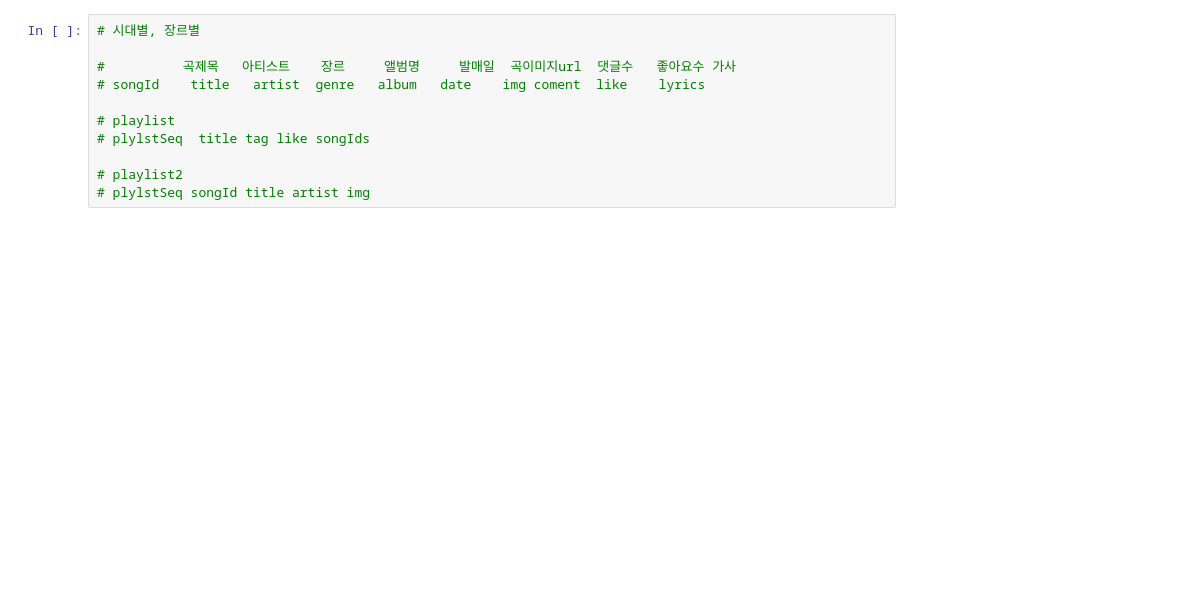
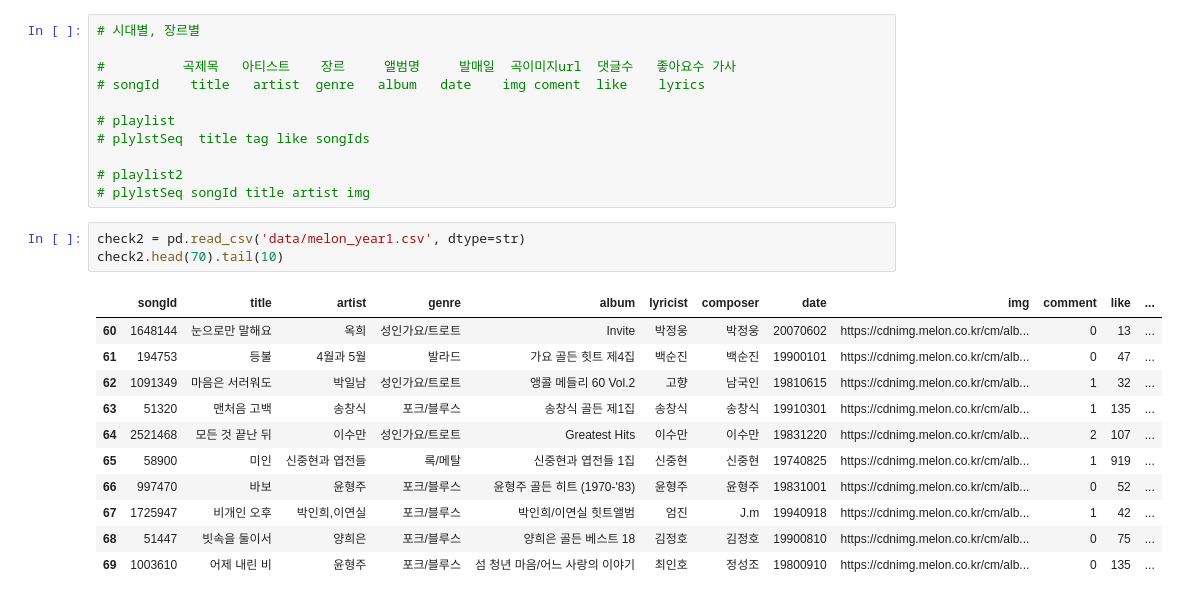
Before and after one commit to wowgang/DataAnalysis_Lecture-2023.04, a Jupyter notebook: 100.도전했조/연.ipynb, the cells around one changed output. Cells and saved outputs as stored; diff of their text form; blank space fills up the shorter version.

```diff
--- a/100.도전했조/연.ipynb
+++ b/100.도전했조/연.ipynb
@@ -33,3 +41,18 @@ df_pl.head(2)
 
 # playlist2
 # plylstSeq songId title artist img
+# %%
+check2 = pd.read_csv('data/melon_year1.csv', dtype=str)
+check2.head(70).tail(10)
+# %% [output]
+|  | songId | title | artist | genre | album | lyricist | composer | date | img | comment | like | ... |
+| 60 | 1648144 | 눈으로만 말해요 | 옥희 | 성인가요/트로트 | Invite | 박정웅 | 박정웅 | 20070602 | https://cdnimg.melon.co.kr/cm/alb... | 0 | 13 | ... |
+| 61 | 194753 | 등불 | 4월과 5월 | 발라드 | 가요 골든 힛트 제4집 | 백순진 | 백순진 | 19900101 | https://cdnimg.melon.co.kr/cm/alb... | 0 | 47 | ... |
+| 62 | 1091349 | 마음은 서러워도 | 박일남 | 성인가요/트로트 | 앵콜 메들리 60 Vol.2 | 고향 | 남국인 | 19810615 | https://cdnimg.melon.co.kr/cm/alb... | 1 | 32 | ... |
+| 63 | 51320 | 맨처음 고백 | 송창식 | 포크/블루스 | 송창식 골든 제1집 | 송창식 | 송창식 | 19910301 | https://cdnimg.melon.co.kr/cm/alb... | 1 | 135 | ... |
+| 64 | 2521468 | 모든 것 끝난 뒤 | 이수만 | 성인가요/트로트 | Greatest Hits | 이수만 | 이수만 | 19831220 | https://cdnimg.melon.co.kr/cm/alb... | 2 | 107 | ... |
+| 65 | 58900 | 미인 | 신중현과 엽전들 | 록/메탈 | 신중현과 엽전들 1집 | 신중현 | 신중현 | 19740825 | https://cdnimg.melon.co.kr/cm/alb... | 1 | 919 | ... |
+| 66 | 997470 | 바보 | 윤형주 | 포크/블루스 | 윤형주 골든 히트 (1970-'83) | 윤형주 | 윤형주 | 19831001 | https://cdnimg.melon.co.kr/cm/alb... | 0 | 52 | ... |
+| 67 | 1725947 | 비개인 오후 | 박인희,이연실 | 포크/블루스 | 박인희/이연실 힛트앨범 | 엄진 | J.m | 19940918 | https://cdnimg.melon.co.kr/cm/alb... | 1 | 42 | ... |
+| 68 | 51447 | 빗속을 둘이서 | 양희은 | 포크/블루스 | 양희은 골든 베스트 18 | 김정호 | 김정호 | 19900810 | https://cdnimg.melon.co.kr/cm/alb... | 0 | 75 | ... |
+| 69 | 1003610 | 어제 내린 비 | 윤형주 | 포크/블루스 | 섬 청년 마음/어느 사랑의 이야기 | 최인호 | 정성조 | 19800910 | https://cdnimg.melon.co.kr/cm/alb... | 0 | 135 | ... |
```
Also changed, not shown: parts of 12 cells of this notebook, 44 other files.
